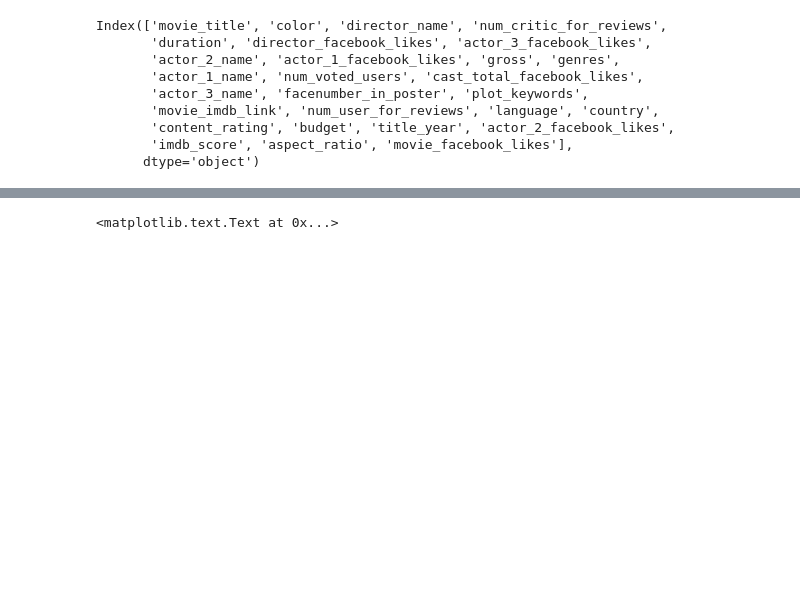
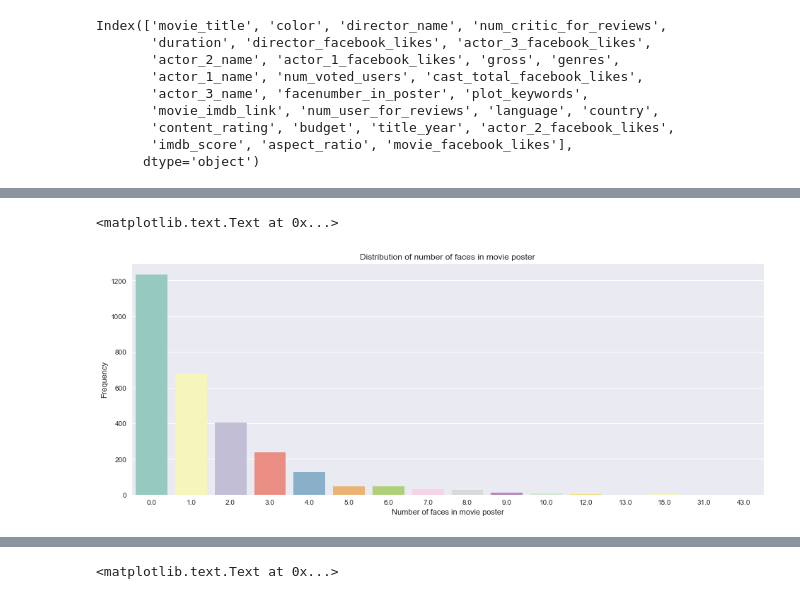
Before and after one commit to diaorch/gwcDemo, a Jupyter notebook: python/20170827.ipynb, the cells around one changed output, grey strips where cells are left out. Saved outputs shown, nothing was run; the diff lists cells and outputs as text; code cells hidden in the pictures; blank space fills up the shorter version.

```diff
--- a/python/20170827.ipynb
+++ b/python/20170827.ipynb
@@ -235,0 +272,8 @@ Index(['movie_title', 'color', 'director_name', 'num_critic_for_reviews',
+# %%
+sns.barplot(x = facenumber_freq.index, y = facenumber_freq, palette = 'Set3')
+plt.xlabel("Number of faces in movie poster")
+plt.ylabel("Frequency")
+plt.title("Distribution of number of faces in movie poster")
+# %% [output]
+<matplotlib.text.Text at 0x...>
+[figure, added]
```
Also changed, not shown: parts of 22 cells of this notebook.
